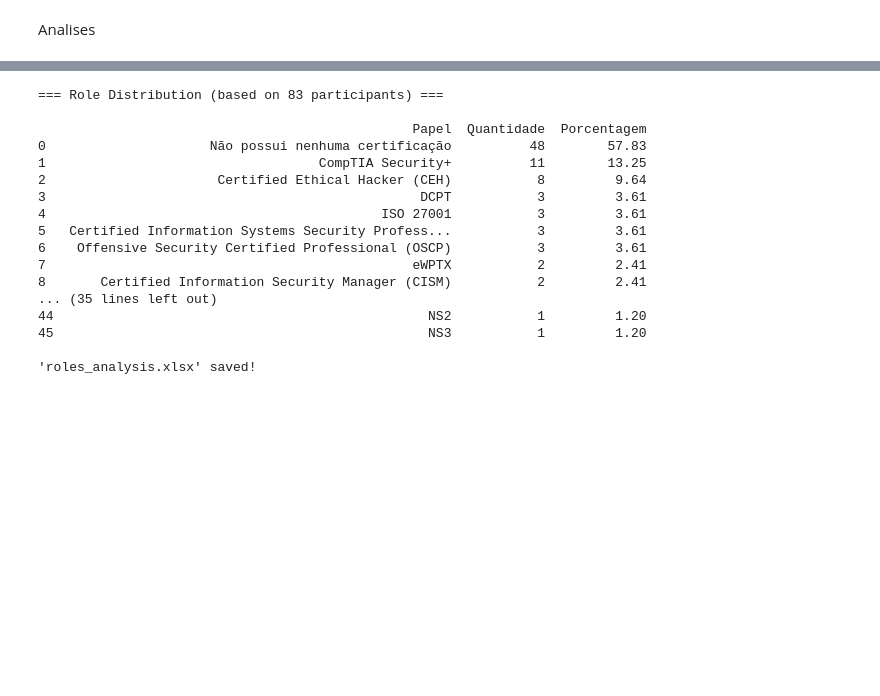
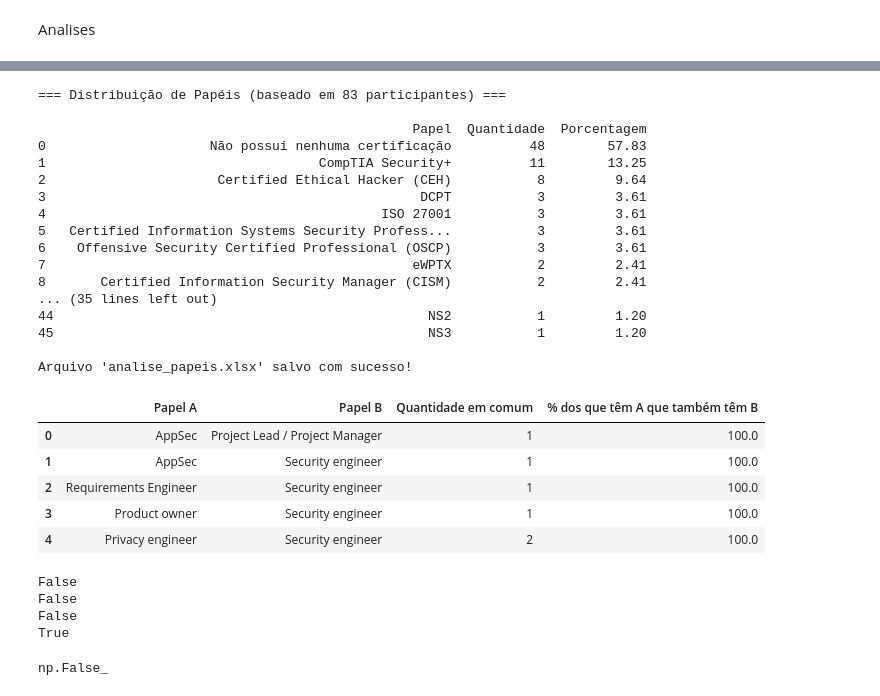
Before and after one commit to reset-ufc/appsec-practices-characterization-survey, a Jupyter notebook: characterization_analysis_of_the_participants.ipynb, the cells around one changed output, grey strips where cells are left out. Drawn from its saved outputs; the diff is of its cells as text; code cells hidden in the pictures; blank space fills up the shorter version.

```diff
--- a/characterization_analysis_of_the_participants.ipynb
+++ b/characterization_analysis_of_the_participants.ipynb
@@ -531,32 +559,40 @@ Meu grupo/equipe de desenvolvimento trabalha (o...        21            25.3
 # %%
-role_column = "Você possui alguma certificação na área de segurança da informação? Se sim, quais são elas?"
+coluna_papeis = "Você possui alguma certificação na área de segurança da informação? Se sim, quais são elas?"
 
-df = df.dropna(subset=[role_column])
+# === 3️⃣ Remover linhas vazias ===
+df = df.dropna(subset=[coluna_papeis])
 
-total_participants = len(df)
+# Número total de participantes válidos
+total_participantes = len(df)
 
-def protect_parentheses(text):
-    # Replaces commas inside parentheses with a temporary character
-    return re.sub(r"\(([^)]*)\)", lambda m: "(" + m.group(1).replace(",", "|") + ")", text)
+# === 4️⃣ Corrigir respostas com vírgulas dentro de parênteses ===
+def proteger_parenteses(texto):
+    # Substitui vírgulas dentro de parênteses por um caractere temporário
+    return re.sub(r"\(([^)]*)\)", lambda m: "(" + m.group(1).replace(",", "|") + ")", texto)
 
-corrected = df[role_column].apply(protect_parentheses)
+corrigido = df[coluna_papeis].apply(proteger_parenteses)
 
-all_answers = corrected.str.split(",").explode().str.strip()
-all_answers = all_answers.str.replace("|", ",", regex=False)
+# === 5️⃣ Separar múltiplas respostas ===
+todas_respostas = corrigido.str.split(",").explode().str.strip()
+todas_respostas = todas_respostas.str.replace("|", ",", regex=False)
 
-counts = all_answers.value_counts().reset_index()
-counts.columns = ["Papel", "Quantidade"]
+# === 6️⃣ Contar quantidade de cada papel ===
+contagem = todas_respostas.value_counts().reset_index()
+contagem.columns = ["Papel", "Quantidade"]
 
-counts["Porcentagem"] = (counts["Quantidade"] / total_participants * 100).round(2)
+# === 7️⃣ Calcular porcentagem baseada no total de participantes ===
+contagem["Porcentagem"] = (contagem["Quantidade"] / total_participantes * 100).round(2)
 
-print(f"\n=== Role Distribution (based on {total_participants} participants) ===\n")
-print(counts)
+# === 8️⃣ Exibir resultado ===
+print(f"\n=== Distribuição de Papéis (baseado em {total_participantes} participantes) ===\n")
+print(contagem)
 
-results_path = Path('results/RQ3')
-counts.to_excel(results_path / "roles_analysis.xlsx", index=False)
-print("\n'roles_analysis.xlsx' saved!")
+# === 9️⃣ (Opcional) Salvar em Excel ===
+results_path = Path('results')
+contagem.to_excel(results_path / "analise_papeis.xlsx", index=False)
+print("\nArquivo 'analise_papeis.xlsx' salvo com sucesso!")
 # %% [output]
-=== Role Distribution (based on 83 participants) ===
+=== Distribuição de Papéis (baseado em 83 participantes) ===
 
                                                 Papel  Quantidade  Porcentagem
 0                     Não possui nenhuma certificação          48        57.83
@@ -572,4 +608,30 @@ print("\n'roles_analysis.xlsx' saved!")
 44                                                NS2           1         1.20
 45                                                NS3           1         1.20
 
-'roles_analysis.xlsx' saved!
+Arquivo 'analise_papeis.xlsx' salvo com sucesso!
+# %%
+import pandas as pd
+import numpy as np
+#teste
+df1 = pd.read_excel(r'results\analise_coocorrencia_papeis.xlsx')
+df2 = pd.read_excel(r'results\analise_coocorrencia_papeis_original.xlsx')
+display(df1.head())
+
+print(df1['Papel A'].to_list() == df2['Papel A'].to_list())
+print(df1['Papel B'].to_list() == df2['Papel B'].to_list())
+print(df1['Quantidade em comum'].to_list() == df2['Quantidade em comum'].to_list())
+print(df1['% dos que têm A que também têm B'].to_list() == df2['% dos que têm A que também têm B'].to_list())
+
+(df1 == df2).all().all()
+# %% [output]
+|  | Papel A | Papel B | Quantidade em comum | % dos que têm A que também têm B |
+| 0 | AppSec | Project Lead / Project Manager | 1 | 100.0 |
+| 1 | AppSec | Security engineer | 1 | 100.0 |
+| 2 | Requirements Engineer | Security engineer | 1 | 100.0 |
+| 3 | Product owner | Security engineer | 1 | 100.0 |
+| 4 | Privacy engineer | Security engineer | 2 | 100.0 |
+False
+False
+False
+True
+np.False_
```
Also changed, not shown: parts of 16 cells of this notebook, 7 other files.
